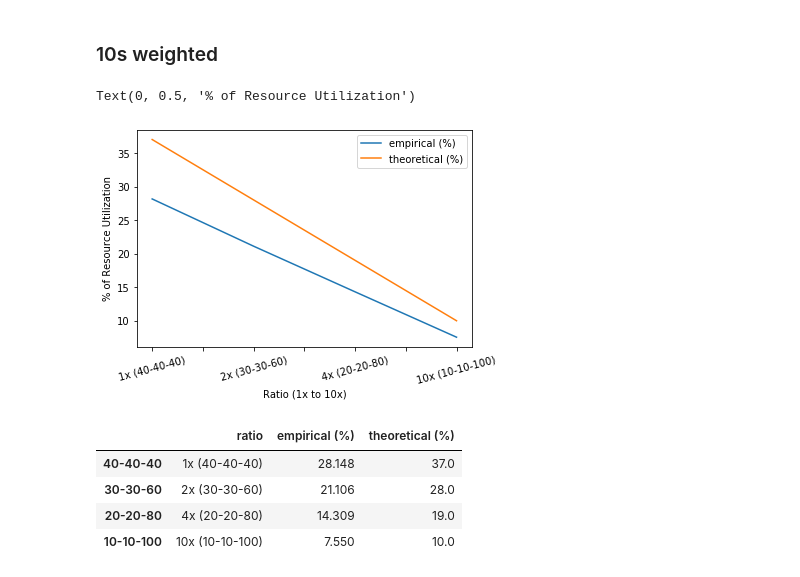
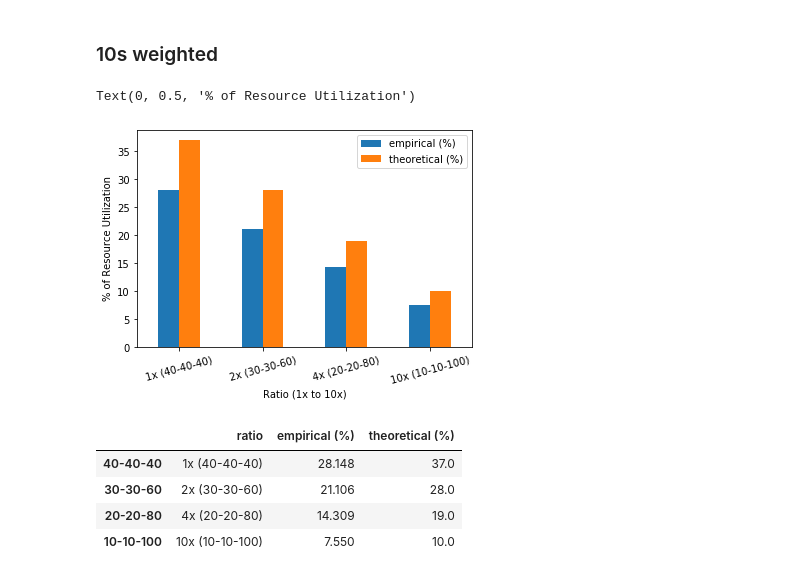
Before and after one commit to radical-experiments/deepdriveMD, a Jupyter notebook: analysis/nonuniform_tasks/Performance characterization of non-uniform tasks.ipynb, the cells around one changed output. Cells and saved outputs as stored; diff of their text form; code cells hidden in the pictures.

```diff
--- a/analysis/nonuniform_tasks/Performance characterization of non-uniform tasks.ipynb
+++ b/analysis/nonuniform_tasks/Performance characterization of non-uniform tasks.ipynb
@@ -81,12 +81,12 @@ df_10s = pd.DataFrame.from_dict(data_10s, orient='index', columns=['ratio','empi
 # %% [markdown]
 ### 10s weighted
 # %%
-ax = df_10s.plot('ratio', rot=15)
+ax = df_10s.plot.bar('ratio', rot=15)
 ax.set_xlabel("Ratio (1x to 10x)")
 ax.set_ylabel("% of Resource Utilization")
 # %% [output]
 Text(0, 0.5, '% of Resource Utilization')
-[figure, old version]
+[figure, new version]
 # %%
 df_10s
 # %% [output]
```
Also changed, not shown: parts of 2 cells of this notebook.
